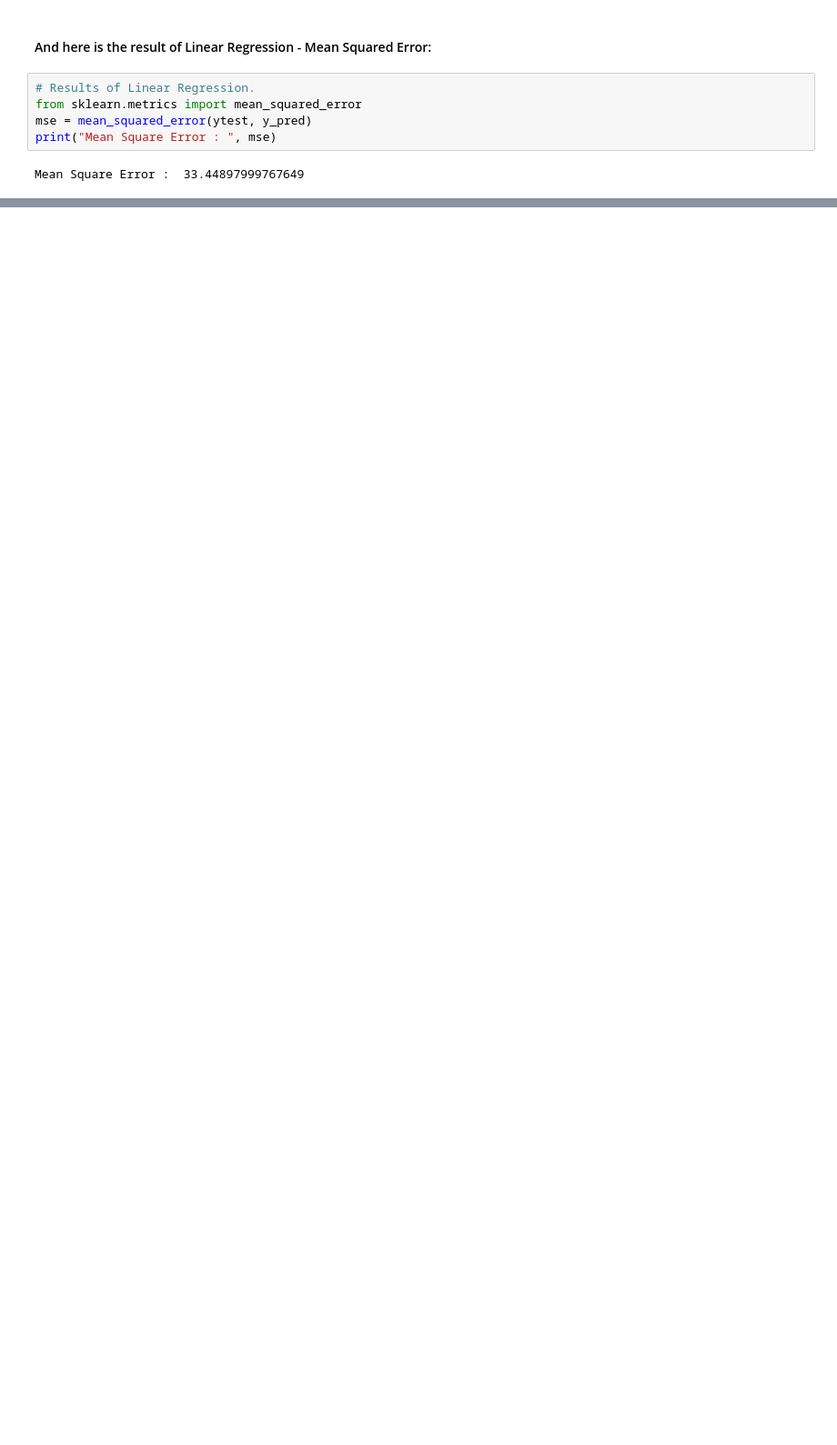
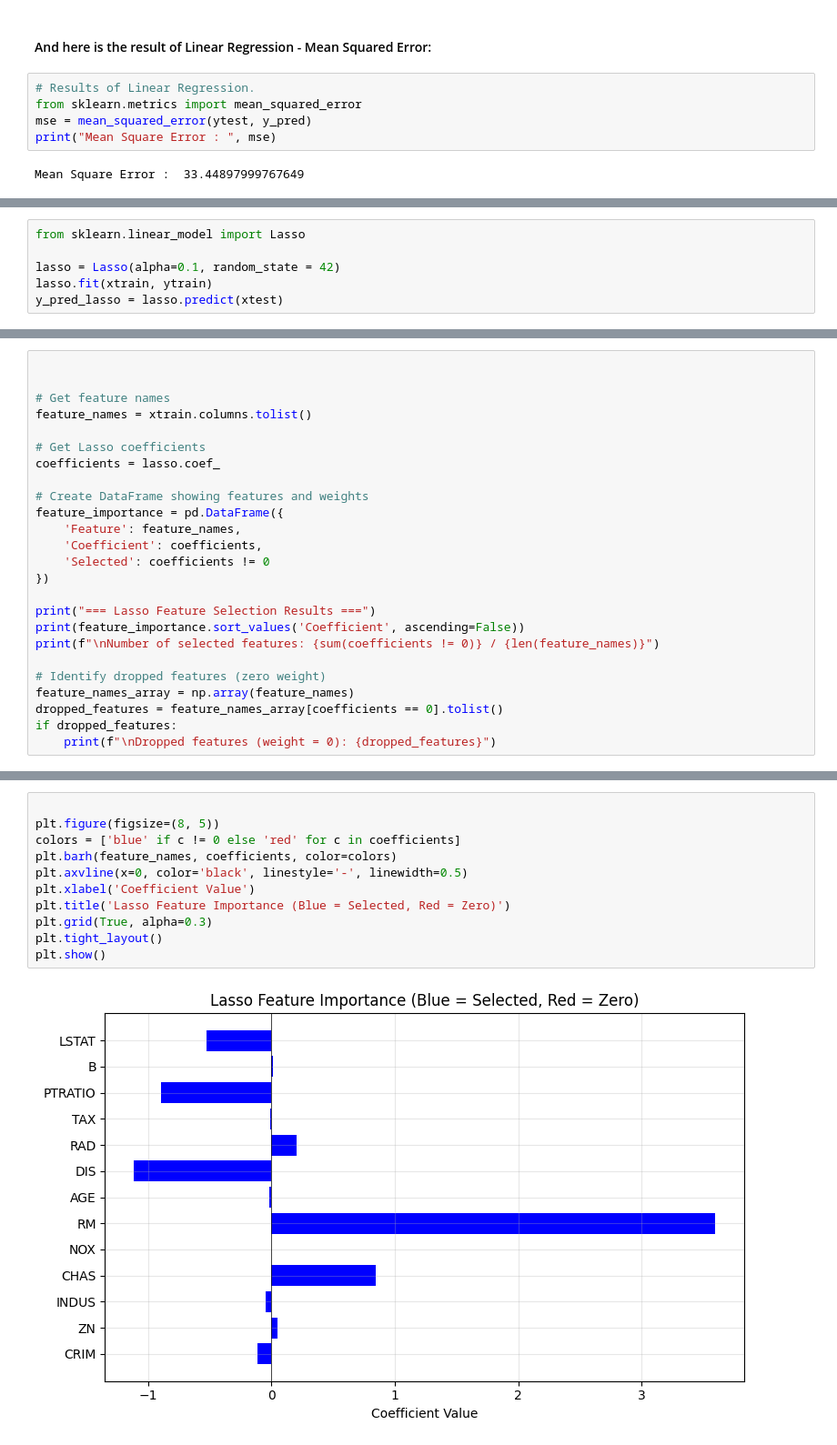
Before and after one commit to cecel20/Linear-regression-of-housing-price-predicted, a Jupyter notebook: LR_Boston housing.ipynb, the cells around one changed output, grey strips where cells are left out. Shown at 91% size. Drawn from its saved outputs; the diff is of its cells as text; blank space fills up the shorter version.

```diff
--- a/LR_Boston housing.ipynb
+++ b/LR_Boston housing.ipynb
@@ -190,0 +216,6 @@ R²   : 0.5892
+# %%
+from sklearn.linear_model import Lasso
+
+lasso = Lasso(alpha=0.1, random_state = 42)
+lasso.fit(xtrain, ytrain)
+y_pred_lasso = lasso.predict(xtest)
@@ -190,0 +224,25 @@ R²   : 0.5892
+# %%
+
+
+# Get feature names
+feature_names = xtrain.columns.tolist()
+
+# Get Lasso coefficients
+coefficients = lasso.coef_
+
+# Create DataFrame showing features and weights
+feature_importance = pd.DataFrame({
+    'Feature': feature_names,
+    'Coefficient': coefficients,
+    'Selected': coefficients != 0
+})
+
+print("=== Lasso Feature Selection Results ===")
+print(feature_importance.sort_values('Coefficient', ascending=False))
+print(f"\nNumber of selected features: {sum(coefficients != 0)} / {len(feature_names)}")
+
+# Identify dropped features (zero weight)
+feature_names_array = np.array(feature_names)
+dropped_features = feature_names_array[coefficients == 0].tolist()
+if dropped_features:
+    print(f"\nDropped features (weight = 0): {dropped_features}")
@@ -190,0 +288,13 @@ R²   : 0.5892
+# %%
+
+plt.figure(figsize=(8, 5))
+colors = ['blue' if c != 0 else 'red' for c in coefficients]
+plt.barh(feature_names, coefficients, color=colors)
+plt.axvline(x=0, color='black', linestyle='-', linewidth=0.5)
+plt.xlabel('Coefficient Value')
+plt.title('Lasso Feature Importance (Blue = Selected, Red = Zero)')
+plt.grid(True, alpha=0.3)
+plt.tight_layout()
+plt.show()
+# %% [output]
+[figure, added]
```
Also changed, not shown: parts of 13 cells of this notebook.
